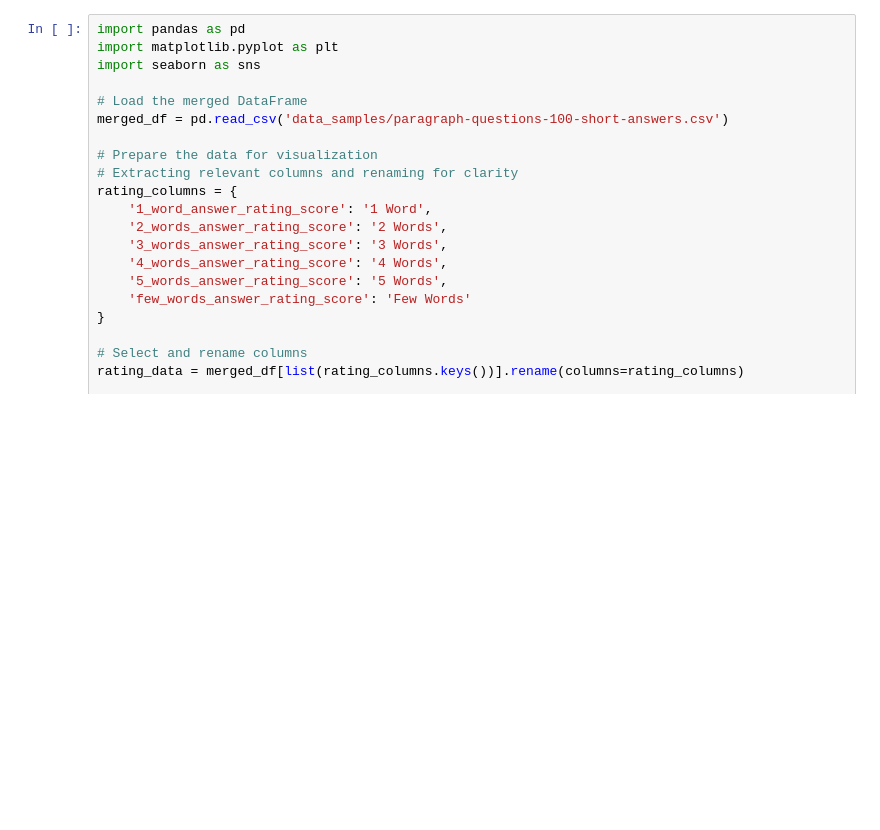
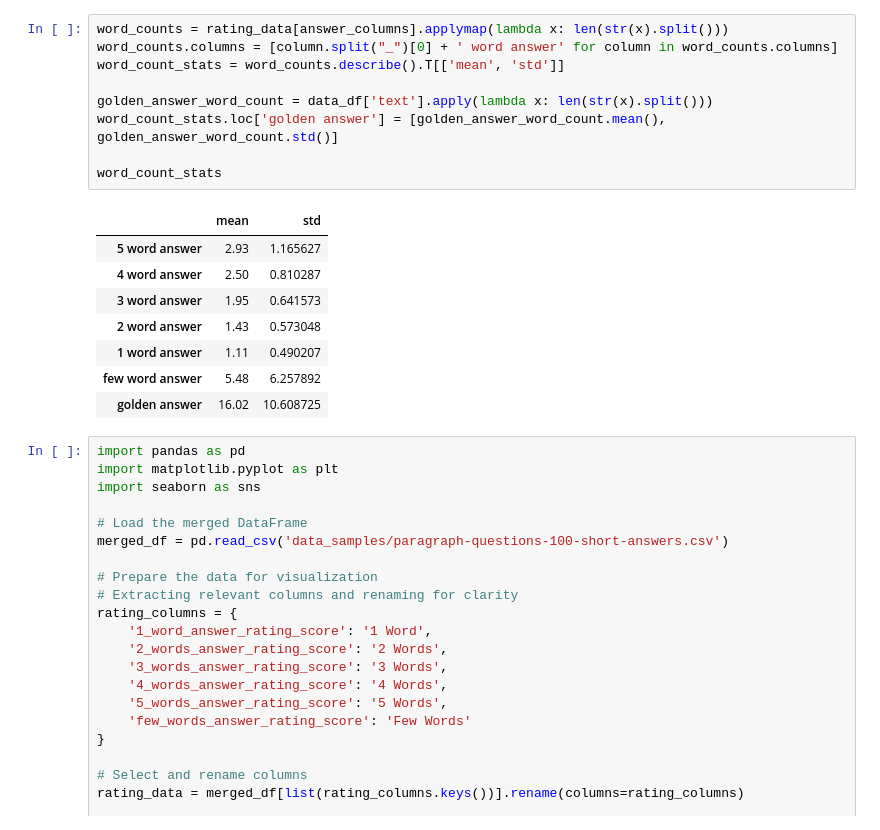
Before and after one commit to nociza/askme-vllm, a Jupyter notebook: experiments/prepare_data.ipynb, the cells around one changed output. Saved outputs shown, nothing was run; the diff lists cells and outputs as text; blank space fills up the shorter version.

```diff
--- a/experiments/prepare_data.ipynb
+++ b/experiments/prepare_data.ipynb
@@ -74,3 +109,21 @@ Results already exist.
+# %%
+word_counts = rating_data[answer_columns].applymap(lambda x: len(str(x).split()))
+word_counts.columns = [column.split("_")[0] + ' word answer' for column in word_counts.columns]
+word_count_stats = word_counts.describe().T[['mean', 'std']]
+
+golden_answer_word_count = data_df['text'].apply(lambda x: len(str(x).split()))
+word_count_stats.loc['golden answer'] = [golden_answer_word_count.mean(), golden_answer_word_count.std()]
+
+word_count_stats
+# %% [output]
+|  | mean | std |
+| 5 word answer | 2.93 | 1.165627 |
+| 4 word answer | 2.50 | 0.810287 |
+| 3 word answer | 1.95 | 0.641573 |
+| 2 word answer | 1.43 | 0.573048 |
+| 1 word answer | 1.11 | 0.490207 |
+| few word answer | 5.48 | 6.257892 |
+| golden answer | 16.02 | 10.608725 |
 # %%
 import pandas as pd
 import matplotlib.pyplot as plt
```
Also changed, not shown: parts of 3 cells of this notebook, 7 other files.
